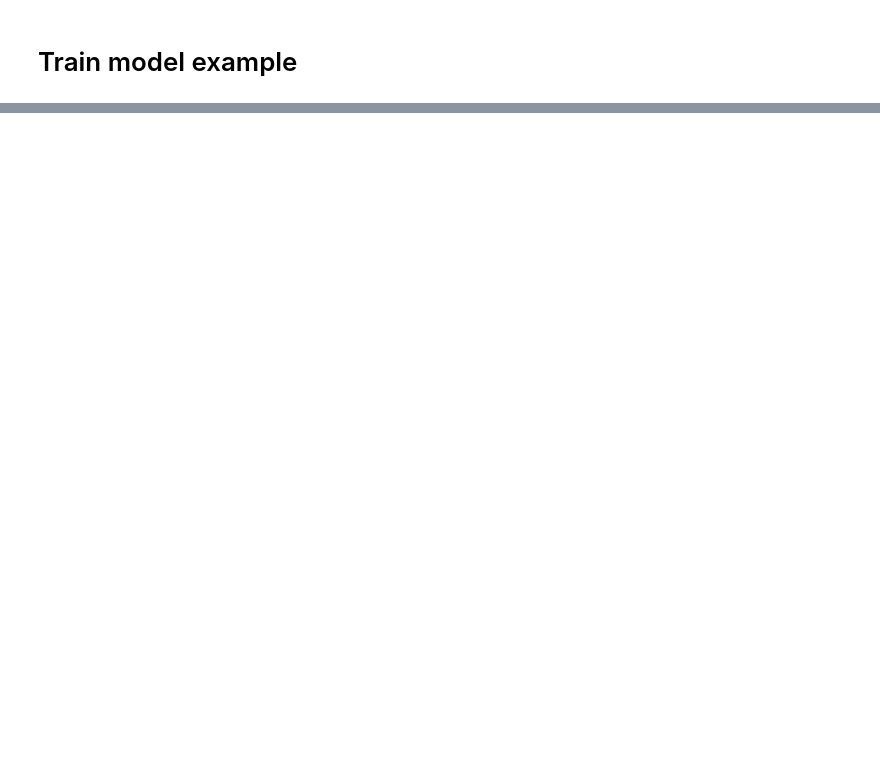
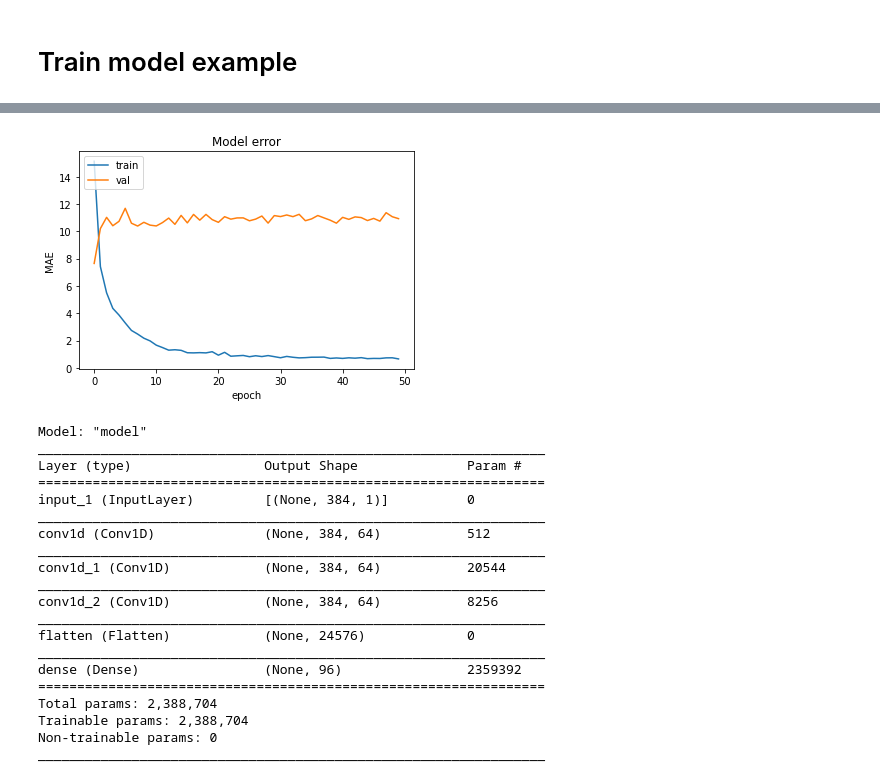
Before and after one commit to carranza96/kinetic-energy-forecasting, a Jupyter notebook: experiments/playground.ipynb, the cells around one changed output, grey strips where cells are left out. Cells and saved outputs as stored; diff of their text form; code cells hidden in the pictures; blank space fills up the shorter version.

```diff
--- a/experiments/playground.ipynb
+++ b/experiments/playground.ipynb
@@ -133,12 +131,20 @@ Test
 # %% [markdown]
 # Train model example
+# %%
+FREQ = '1min'
+TEST_LAG = 15
+TRAIN_LAG = 15
+N_DAYS_TEST = 10
+PAST_HISTORY = 384
+FORCASTING_HORIZON = 96
+SCALER = MinMaxScaler().fit([[130.0], [260.0]])
 # %%
 def preprocess_data(df_):
     df = df_.copy()
     end_date = df.index.max()
     df = data.transform_to_evenly_spaced(df, freq=FREQ)
-    df, scaler = data.scale_features(df, scaler=SCALER, n_days_test=N_DAYS_TEST)
-    df = data.build_features(df, past_history=PAST_HISTORY, forecasting_horizon=FORCASTING_HORIZON)
+    df, scaler = data.scale_features(df, scaler=SCALER, n_days_test=N_DAYS_TEST, fit_scaler=False)
+    df = data.build_features(df, past_history=PAST_HISTORY, forecasting_horizon=FORCASTING_HORIZON, train_lag=TRAIN_LAG, test_lag=TEST_LAG)
     df_train, df_test = data.split_train_test(df, end_date=end_date, n_days_test=N_DAYS_TEST)
     X_train, y_train = data.split_input_output(df_train)
     X_test, y_test = data.split_input_output(df_test)
@@ -149,8 +155,10 @@ df = data.read_dataframe('../data/2020-01-KE.csv')
 X_train, y_train, X_test, y_test, scaler, test_index = preprocess_data(df)
 print(f"Train:\n\tX: {X_train.shape}\n\ty: {y_train.shape}\nTest:\n\tX: {X_test.shape}\n\ty: {y_test.shape}\n")
 
-model = RandomForestRegressor(max_depth=2, random_state=0)
-model.fit(X_train, y_train)
+model = models.CNN()
+model_parameters = {"batch_size": 256, "conv_blocks": [[64, 7, 0], [64, 5, 0], [64, 2, 0]], "epochs": 50, "input_shape": [None, PAST_HISTORY, 1], "output_size": FORCASTING_HORIZON}
+model.set_params(**model_parameters)
+history = model.fit(X_train, y_train, validation_data=(X_test, y_test))
 y_pred = model.predict(X_test)
 
 y_pred_unscaled = scaler.inverse_transform(y_pred)
@@ -179,0 +199,32 @@ Test:
+# %%
+plt.plot(np.array(history.history['loss']) * (260.0-130.0))
+plt.plot(np.array(history.history['val_loss']) * (260.0-130.0))
+plt.title('Model error')
+plt.ylabel('MAE')
+plt.xlabel('epoch')
+plt.legend(['train', 'val'], loc='upper left')
+plt.show()
+
+model.model.summary()
+# %% [output]
+[figure, added]
+Model: "model"
+_________________________________________________________________
+Layer (type)                 Output Shape              Param #
+=================================================================
+input_1 (InputLayer)         [(None, 384, 1)]          0
+_________________________________________________________________
+conv1d (Conv1D)              (None, 384, 64)           512
+_________________________________________________________________
+conv1d_1 (Conv1D)            (None, 384, 64)           20544
+_________________________________________________________________
+conv1d_2 (Conv1D)            (None, 384, 64)           8256
+_________________________________________________________________
+flatten (Flatten)            (None, 24576)             0
+_________________________________________________________________
+dense (Dense)                (None, 96)                2359392
+=================================================================
+Total params: 2,388,704
+Trainable params: 2,388,704
+Non-trainable params: 0
+_________________________________________________________________
```
Also changed, not shown: parts of 9 cells of this notebook.
